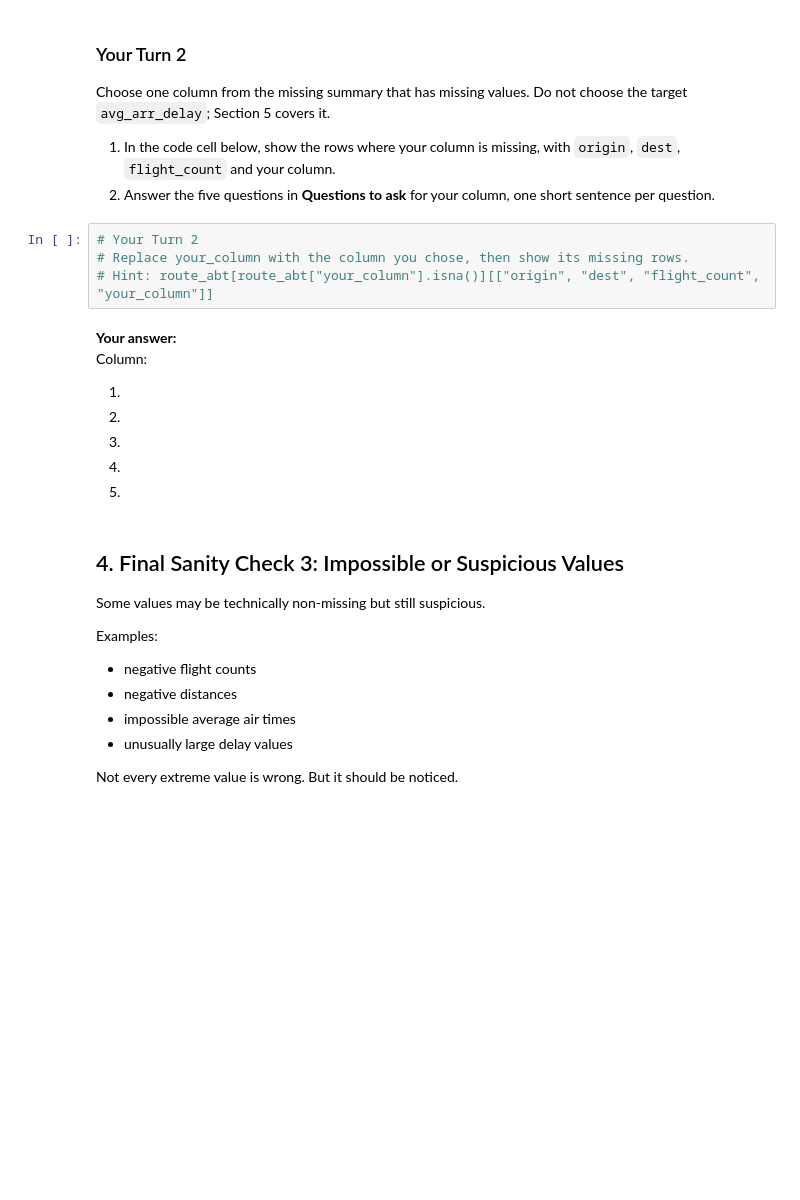
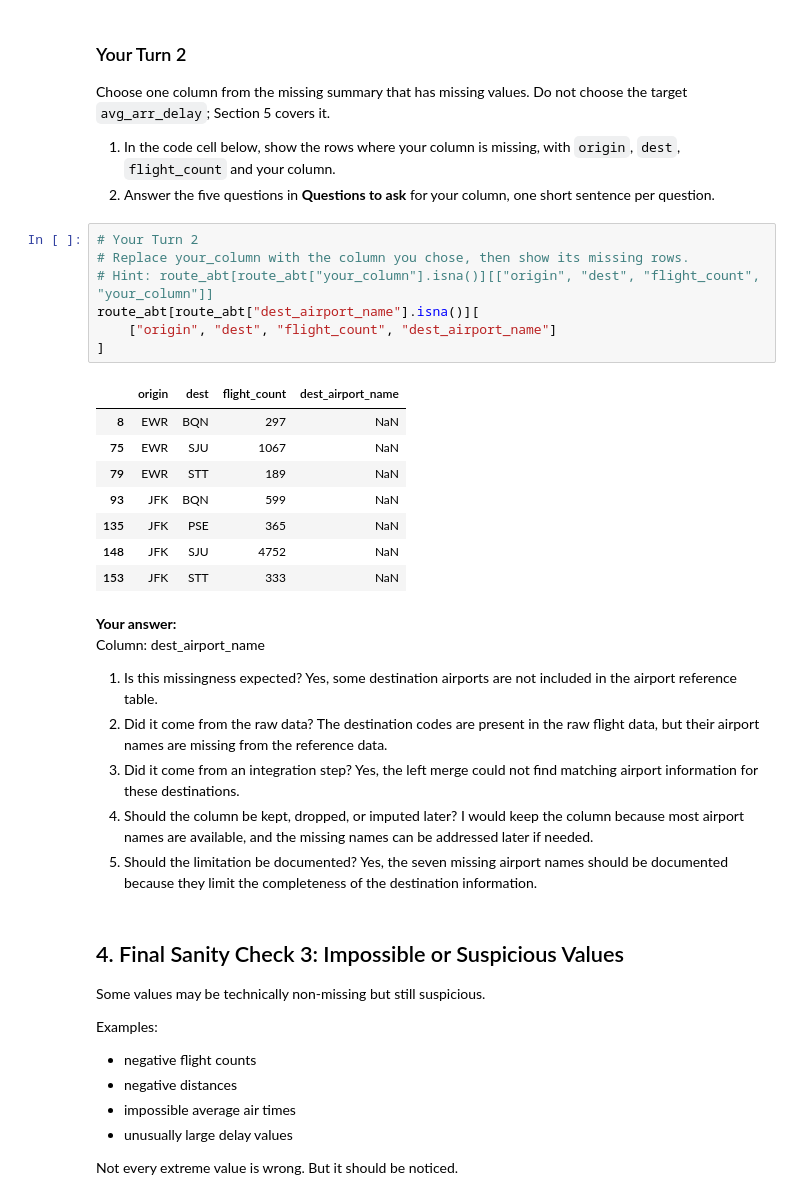
Before and after one commit to YaraAltarawneh/ban6003-Module-11-YaraAltarawneh, a Jupyter notebook: notebooks/module11_abt_documentation_guided_lab.ipynb, the cells around one changed output. Saved outputs shown, nothing was run; the diff lists cells and outputs as text; blank space fills up the shorter version.

```diff
--- a/notebooks/module11_abt_documentation_guided_lab.ipynb
+++ b/notebooks/module11_abt_documentation_guided_lab.ipynb
@@ -229,16 +240,27 @@ Choose one column from the missing summary that has missing values. Do not choos
 # %%
 # Your Turn 2
 # Replace your_column with the column you chose, then show its missing rows.
 # Hint: route_abt[route_abt["your_column"].isna()][["origin", "dest", "flight_count", "your_column"]]
+route_abt[route_abt["dest_airport_name"].isna()][
+    ["origin", "dest", "flight_count", "dest_airport_name"]
+]
+# %% [output]
+|  | origin | dest | flight_count | dest_airport_name |
+| 8 | EWR | BQN | 297 | NaN |
+| 75 | EWR | SJU | 1067 | NaN |
+| 79 | EWR | STT | 189 | NaN |
+| 93 | JFK | BQN | 599 | NaN |
+| 135 | JFK | PSE | 365 | NaN |
+| 148 | JFK | SJU | 4752 | NaN |
+| 153 | JFK | STT | 333 | NaN |
 # %% [markdown]
 **Your answer:**
-Column:
-
-1.
-2.
-3.
-4.
-5.
+Column: dest_airport_name
+1. Is this missingness expected? Yes, some destination airports are not included in the airport reference table.
+2. Did it come from the raw data? The destination codes are present in the raw flight data, but their airport names are missing from the reference data.
+3. Did it come from an integration step? Yes, the left merge could not find matching airport information for these destinations.
+4. Should the column be kept, dropped, or imputed later? I would keep the column because most airport names are available, and the missing names can be addressed later if needed.
+5. Should the limitation be documented? Yes, the seven missing airport names should be documented because they limit the completeness of the destination information.
 # %% [markdown]
 ## 4. Final Sanity Check 3: Impossible or Suspicious Values
 
```
Also changed, not shown: parts of 12 cells of this notebook, 3 other files.
